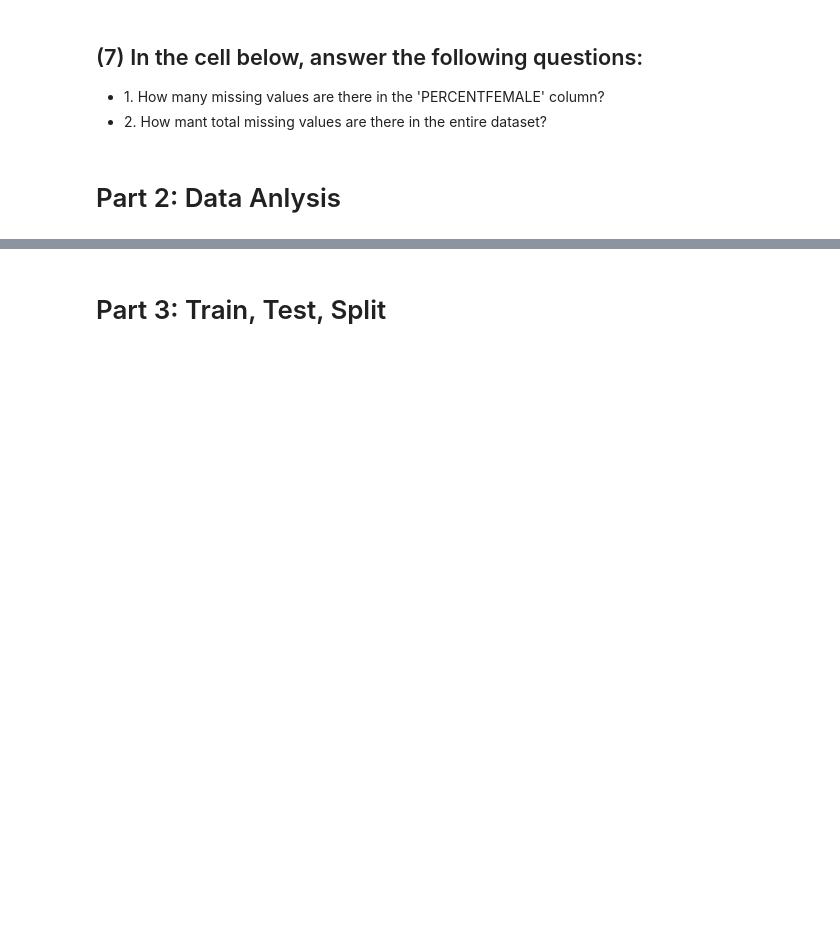
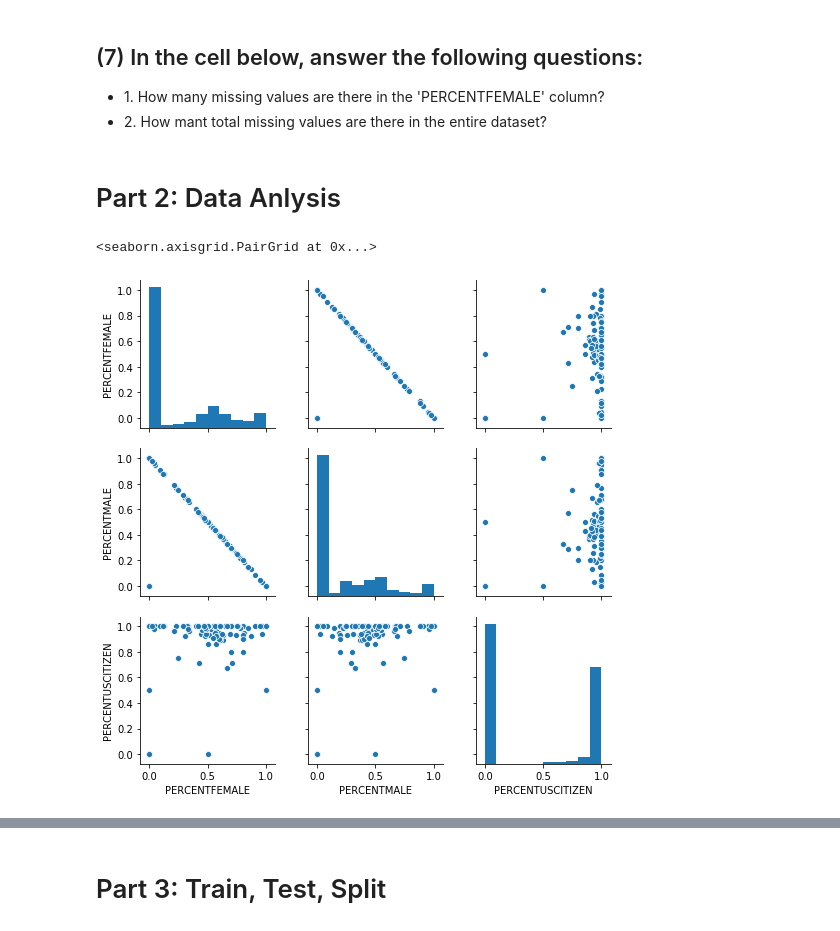
Before and after one commit to rlovelessiii/itcs-4156_Machine-Learning, a Jupyter notebook: notebooks/loveless.ipynb, the cells around one changed output, grey strips where cells are left out. Saved outputs shown, nothing was run; the diff lists cells and outputs as text; code cells hidden in the pictures; blank space fills up the shorter version.

```diff
--- a/notebooks/loveless.ipynb
+++ b/notebooks/loveless.ipynb
@@ -38,10 +91,17 @@
 # %%
 # (8) Make a new dataframe from the original, exclusively using the columns: PERCENTFEMALE, PERCENTMALE, PERCENTUSCITIZEN,
 #     Then create a pairplot of the three columns to see correlations from the seaborn library.
 
+# New dataframe
+df = dataset[['PERCENTFEMALE', 'PERCENTMALE', 'PERCENTUSCITIZEN']].copy()
+
 
 # Pairplot
 # sns.pairplot(<new_dataframe_name>)
+sns.pairplot(df)
+# %% [output]
+<seaborn.axisgrid.PairGrid at 0x...>
+[figure, added]
 # %%
 # (9) Now create another dataframe exclusively using the columns: COUNTAMERICANINDIAN, COUNTHISPANICLATINO, COUNTPACIFICISLANDER,
 #     and create a histogram of each column. (There should be comments on how to do this.)
```
Also changed, not shown: parts of 15 cells of this notebook, 1 other file.
